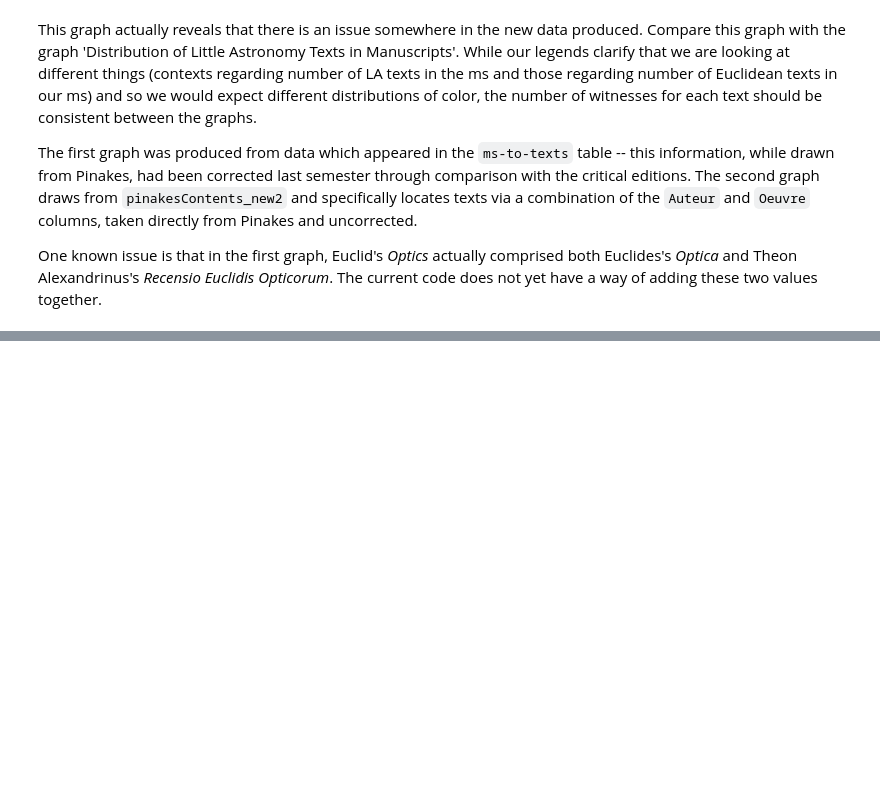
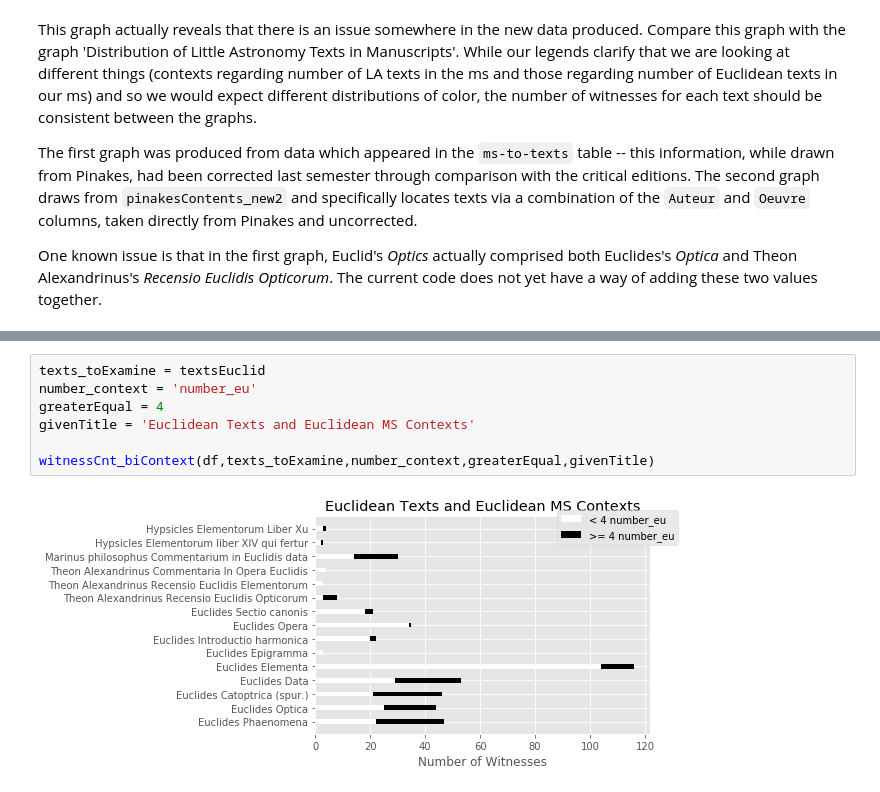
Before and after one commit to cmroughan/ADSQ2017, a Jupyter notebook: ADSQ Week 5.ipynb, the cells around one changed output, grey strips where cells are left out. Saved outputs shown, nothing was run; the diff lists cells and outputs as text; blank space fills up the shorter version.

```diff
--- a/ADSQ Week 5.ipynb
+++ b/ADSQ Week 5.ipynb
@@ -665,0 +865,9 @@ print([sum(x) for x in zip(*lists_of_lists)])
+# %%
+texts_toExamine = textsEuclid
+number_context = 'number_eu'
+greaterEqual = 4
+givenTitle = 'Euclidean Texts and Euclidean MS Contexts'
+
+witnessCnt_biContext(df,texts_toExamine,number_context,greaterEqual,givenTitle)
+# %% [output]
+[figure, added]
```
Also changed, not shown: parts of 10 cells of this notebook.
